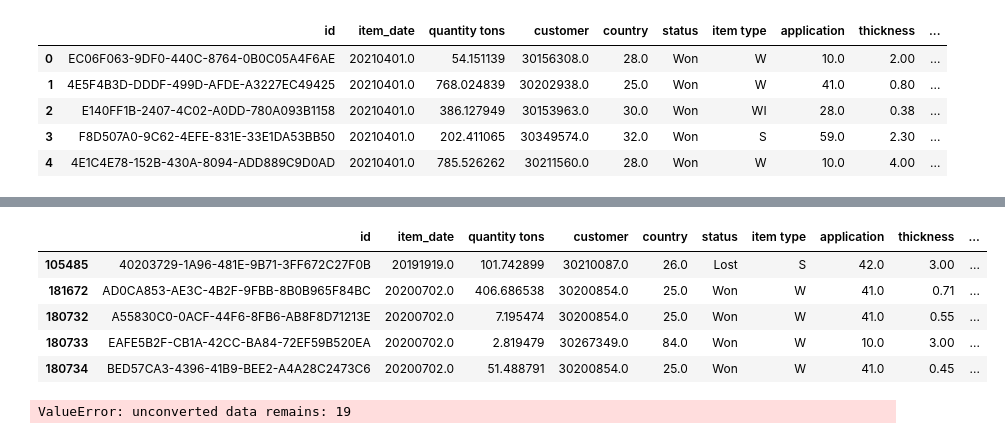
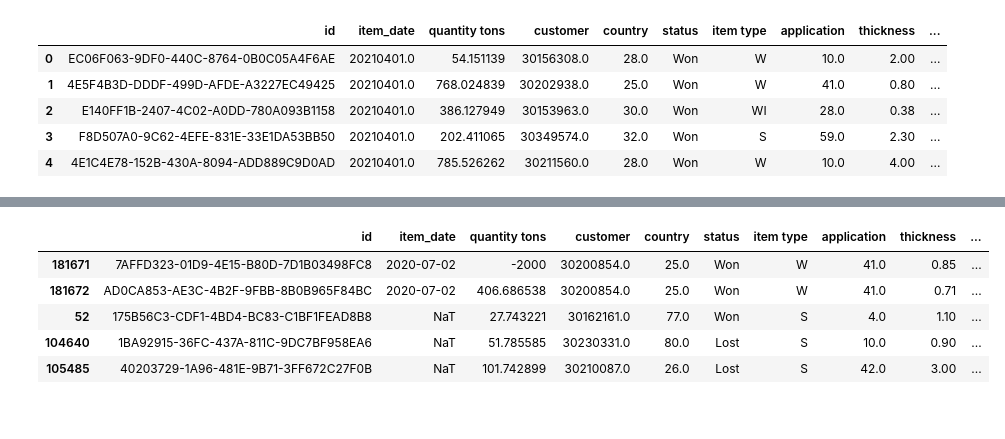
Before and after one commit to codewithselva/industrial-copper-modelling, a Jupyter notebook: Capstone_Industrial_Copper_Modeling.ipynb, the cells around one changed output, grey strips where cells are left out. Saved outputs shown, nothing was run; the diff lists cells and outputs as text; code cells hidden in the pictures.

```diff
--- a/Capstone_Industrial_Copper_Modeling.ipynb
+++ b/Capstone_Industrial_Copper_Modeling.ipynb
@@ -66,5 +88,5 @@ To: /content/data.csv
 # %%
-excel_file_path = '/content/copper_data_set.xlsx'
+excel_file_path = 'copper_data_set.xlsx'
 
 # Specify the sheet name or index
 sheet_name_or_index = 'Result 1'  # or use 0 for the first sheet
@@ -127,9 +149,3 @@ cleaned_df.head()
 | 2 | E140FF1B-2407-4C02-A0DD-780A093B1158 | 20210401.0 | 386.127949 | 30153963.0 | 30.0 | Won | WI | 28.0 | 0.38 | ... |
 | 3 | F8D507A0-9C62-4EFE-831E-33E1DA53BB50 | 20210401.0 | 202.411065 | 30349574.0 | 32.0 | Won | S | 59.0 | 2.30 | ... |
 | 4 | 4E1C4E78-152B-430A-8094-ADD889C9D0AD | 20210401.0 | 785.526262 | 30211560.0 | 28.0 | Won | W | 10.0 | 4.00 | ... |
-# %%
-# Update the 'item_date' for the specific 'id'
-cleaned_df.loc[cleaned_df['id'] == '175B56C3-CDF1-4BD4-BC83-C1BF1FEAD8B8', 'item_date'] = np.nan
-
-# Display the updated DataFrame
-print(cleaned_df[cleaned_df['id'] == '175B56C3-CDF1-4BD4-BC83-C1BF1FEAD8B8'])
@@ -145,17 +152,17 @@ print(cleaned_df[cleaned_df['id'] == '175B56C3-CDF1-4BD4-BC83-C1BF1FEAD8B8'])
+# %%
+cleaned_df['item_date'] = pd.to_datetime(cleaned_df['item_date'], format='%Y%m%d', errors='coerce')
 # %%
 
-cleaned_df.sort_values(by='item_date', ascending=True, inplace=True)
-cleaned_df.head()
+cleaned_df.sort_values(by='item_date', ascending=False, inplace=True)
+cleaned_df.tail()
 # %% [output]
 |  | id | item_date | quantity tons | customer | country | status | item type | application | thickness | ... |
-| 105485 | 40203729-1A96-481E-9B71-3FF672C27F0B | 20191919.0 | 101.742899 | 30210087.0 | 26.0 | Lost | S | 42.0 | 3.00 | ... |
-| 181672 | AD0CA853-AE3C-4B2F-9FBB-8B0B965F84BC | 20200702.0 | 406.686538 | 30200854.0 | 25.0 | Won | W | 41.0 | 0.71 | ... |
-| 180732 | A55830C0-0ACF-44F6-8FB6-AB8F8D71213E | 20200702.0 | 7.195474 | 30200854.0 | 25.0 | Won | W | 41.0 | 0.55 | ... |
-| 180733 | EAFE5B2F-CB1A-42CC-BA84-72EF59B520EA | 20200702.0 | 2.819479 | 30267349.0 | 84.0 | Won | W | 10.0 | 3.00 | ... |
-| 180734 | BED57CA3-4396-41B9-BEE2-A4A28C2473C6 | 20200702.0 | 51.488791 | 30200854.0 | 25.0 | Won | W | 41.0 | 0.45 | ... |
+| 181671 | 7AFFD323-01D9-4E15-B80D-7D1B03498FC8 | 2020-07-02 | -2000 | 30200854.0 | 25.0 | Won | W | 41.0 | 0.85 | ... |
+| 181672 | AD0CA853-AE3C-4B2F-9FBB-8B0B965F84BC | 2020-07-02 | 406.686538 | 30200854.0 | 25.0 | Won | W | 41.0 | 0.71 | ... |
+| 52 | 175B56C3-CDF1-4BD4-BC83-C1BF1FEAD8B8 | NaT | 27.743221 | 30162161.0 | 77.0 | Won | S | 4.0 | 1.10 | ... |
+| 104640 | 1BA92915-36FC-437A-811C-9DC7BF958EA6 | NaT | 51.785585 | 30230331.0 | 80.0 | Lost | S | 10.0 | 0.90 | ... |
+| 105485 | 40203729-1A96-481E-9B71-3FF672C27F0B | NaT | 101.742899 | 30210087.0 | 26.0 | Lost | S | 42.0 | 3.00 | ... |
 # %%
 # Uniform date format
-cleaned_df['item_date'] = pd.to_datetime(cleaned_df['item_date'], format='%Y%m%d')
-cleaned_df['delivery date'] = pd.to_datetime(cleaned_df['delivery date'], format='%Y%m%d')
+
+cleaned_df['delivery date'] = pd.to_datetime(cleaned_df['delivery date'], format='%Y%m%d', errors='coerce')
-# %% [output]
-ValueError: unconverted data remains: 19
```
Also changed, not shown: parts of 23 cells of this notebook.
